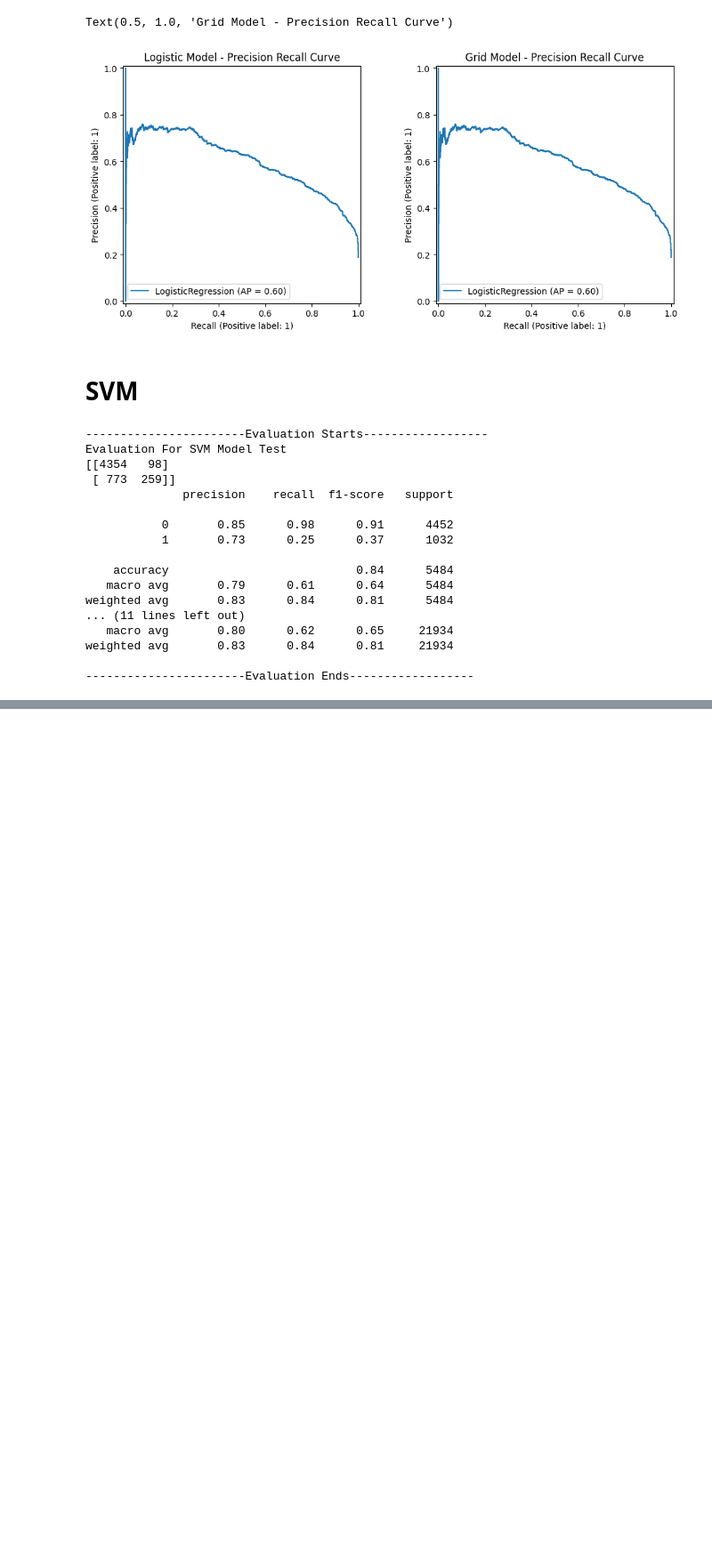
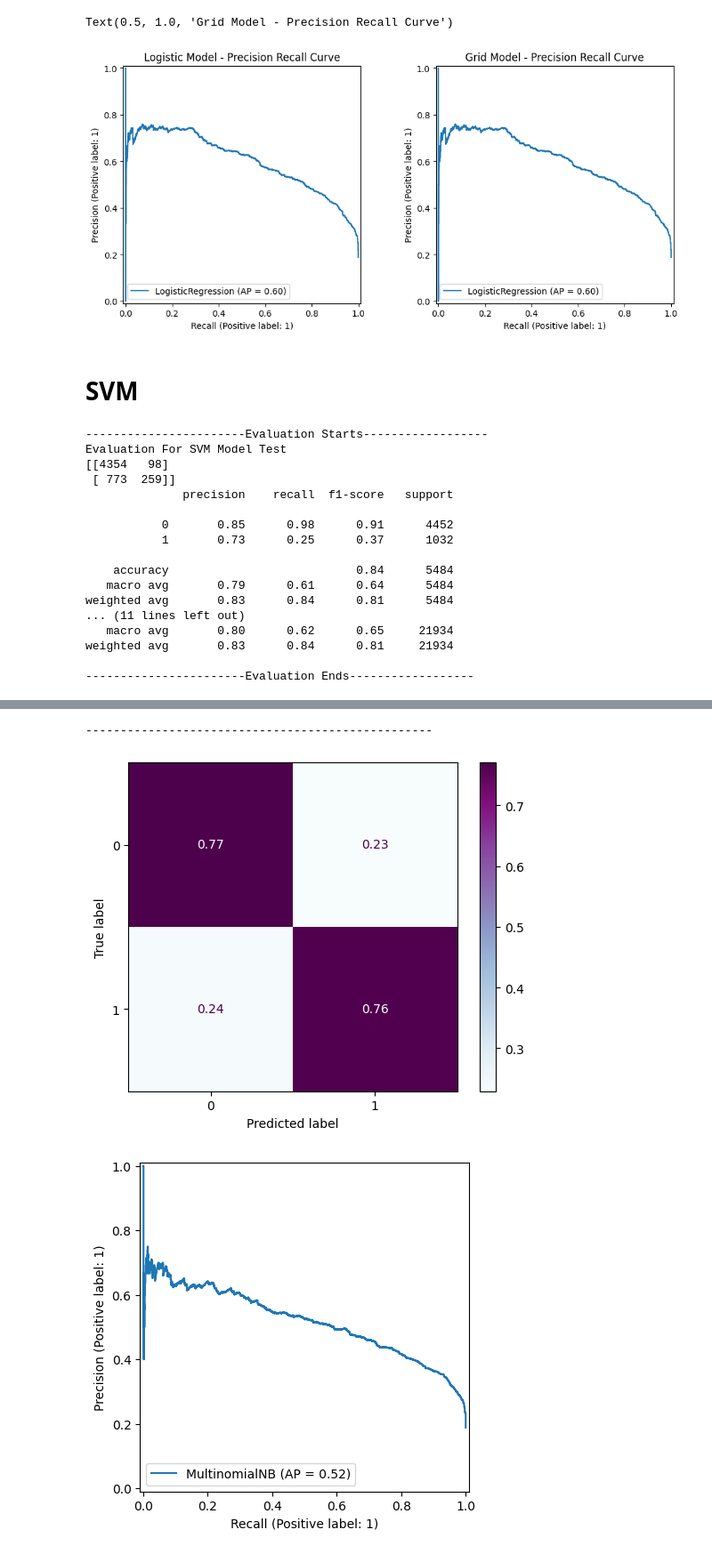
Before and after one commit to atharvawadekar/Adult-census-income-classification, a Jupyter notebook: phase1_eda.ipynb, the cells around one changed output, grey strips where cells are left out. Shown at 89% size. Drawn from its saved outputs; the diff is of its cells as text; code cells hidden in the pictures; blank space fills up the shorter version.

Commit message:
Adding teh naive bayes classifier

```diff
--- a/phase1_eda.ipynb
+++ b/phase1_eda.ipynb
@@ -1684,0 +1762,5 @@ ax[1].set_title("Grid SVM Model(PR)")
+# %%
+#naive bayes
+from sklearn.naive_bayes import MultinomialNB
+nb = MultinomialNB()
+y_pred = nb.fit(X_train, y_train).predict(X_test)
@@ -1684,0 +1787,6 @@ ax[1].set_title("Grid SVM Model(PR)")
+# %%
+nb_matrix, nb_prCurve = printRocAucCurve(nb, X_test, y_test, nb.predict_proba(X_test), "Naive Bayes Classifier")
+# %% [output]
+--------------------------------------------------
+[figure, added]
+[figure, added]
```
Also changed, not shown: parts of 40 cells of this notebook.
